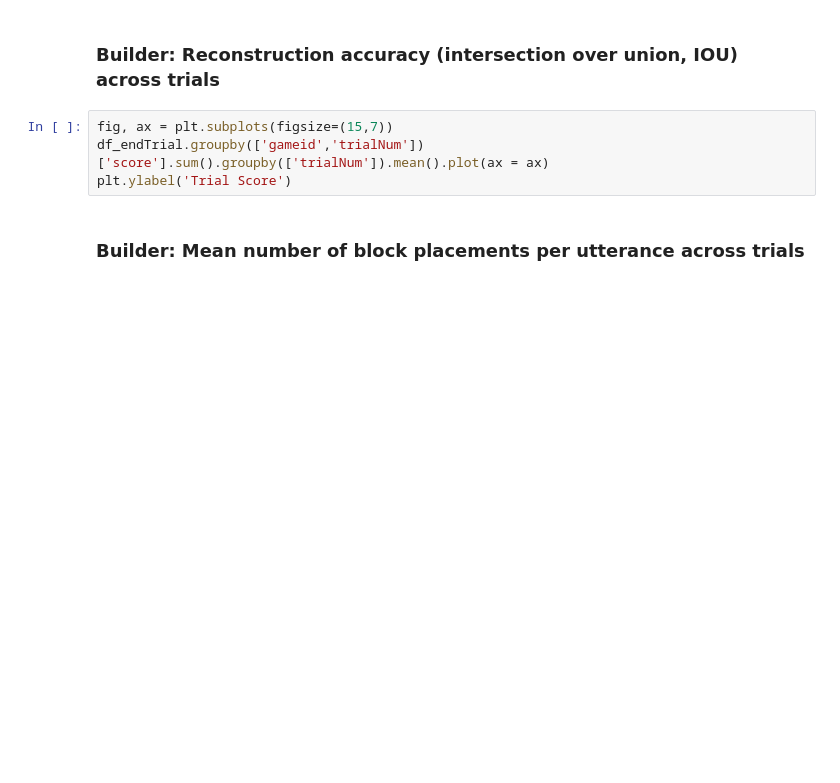
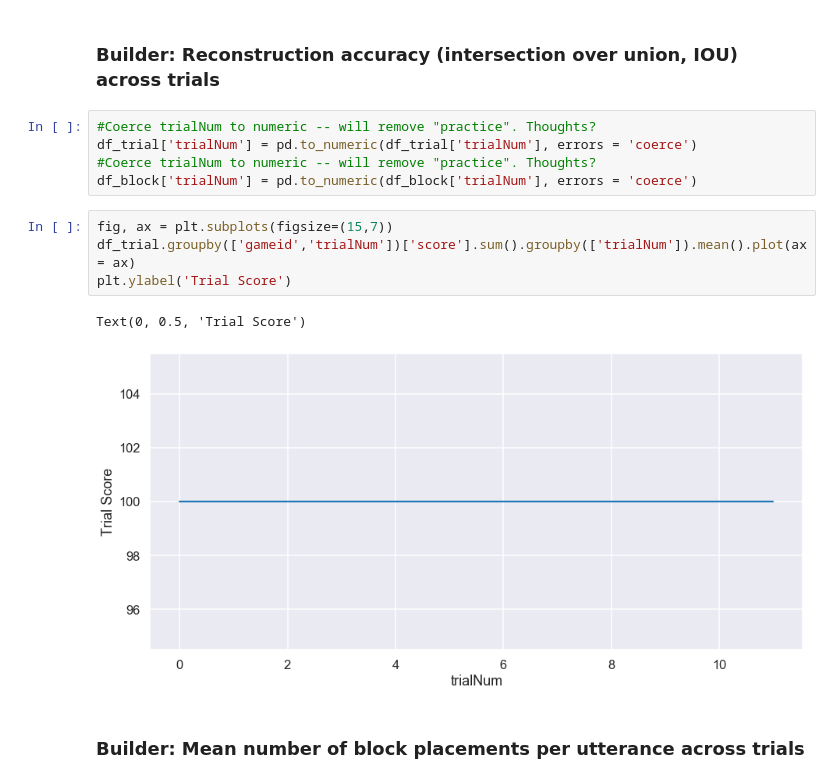
Before and after one commit to cogtoolslab/compositional-abstractions, a Jupyter notebook: analysis/compabs_analysis.ipynb, the cells around one changed output. Drawn from its saved outputs; the diff is of its cells as text; blank space fills up the shorter version.

```diff
--- a/analysis/compabs_analysis.ipynb
+++ b/analysis/compabs_analysis.ipynb
@@ -353,9 +359,17 @@ trialNum
 Name: timeElapsedInTurn, dtype: int64
 # %% [markdown]
 ### Builder: Reconstruction accuracy (intersection over union, IOU) across trials
+# %%
+#Coerce trialNum to numeric -- will remove "practice". Thoughts?
+df_trial['trialNum'] = pd.to_numeric(df_trial['trialNum'], errors = 'coerce')
+#Coerce trialNum to numeric -- will remove "practice". Thoughts?
+df_block['trialNum'] = pd.to_numeric(df_block['trialNum'], errors = 'coerce')
 # %%
 fig, ax = plt.subplots(figsize=(15,7))
-df_endTrial.groupby(['gameid','trialNum'])['score'].sum().groupby(['trialNum']).mean().plot(ax = ax)
+df_trial.groupby(['gameid','trialNum'])['score'].sum().groupby(['trialNum']).mean().plot(ax = ax)
 plt.ylabel('Trial Score')
+# %% [output]
+Text(0, 0.5, 'Trial Score')
+[figure, added]
 # %% [markdown]
 ### Builder: Mean number of block placements per utterance across trials
```
Also changed, not shown: parts of 15 cells of this notebook.
